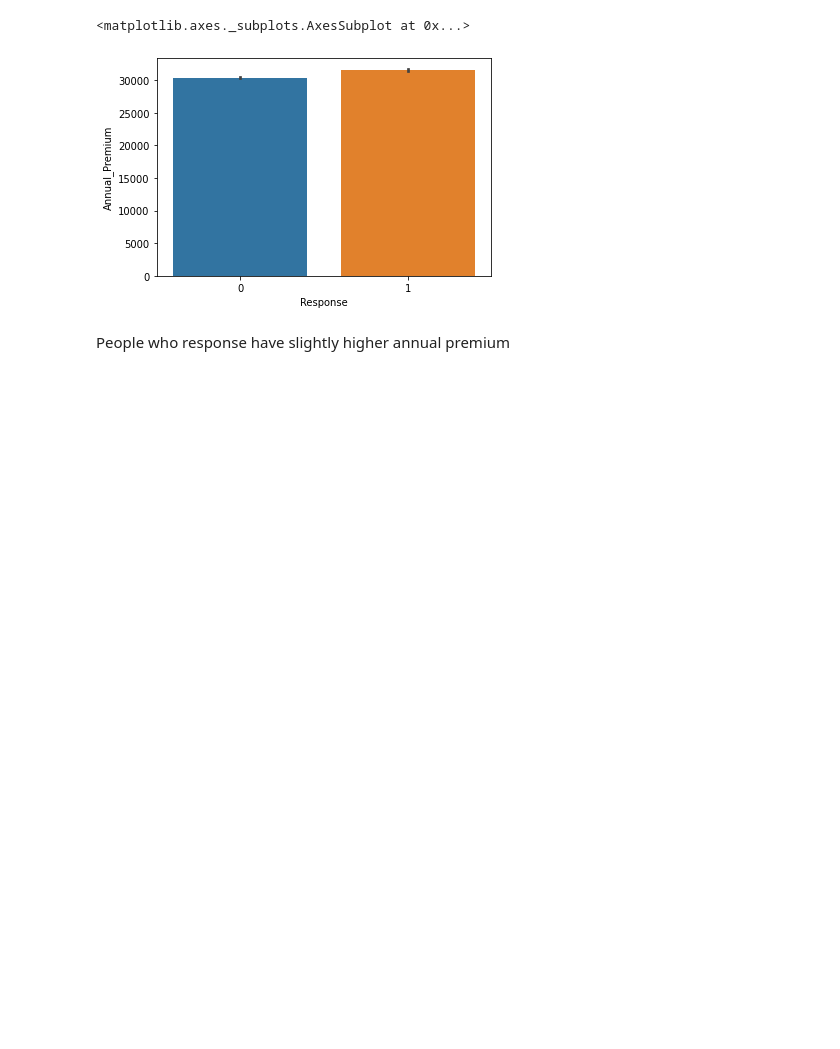
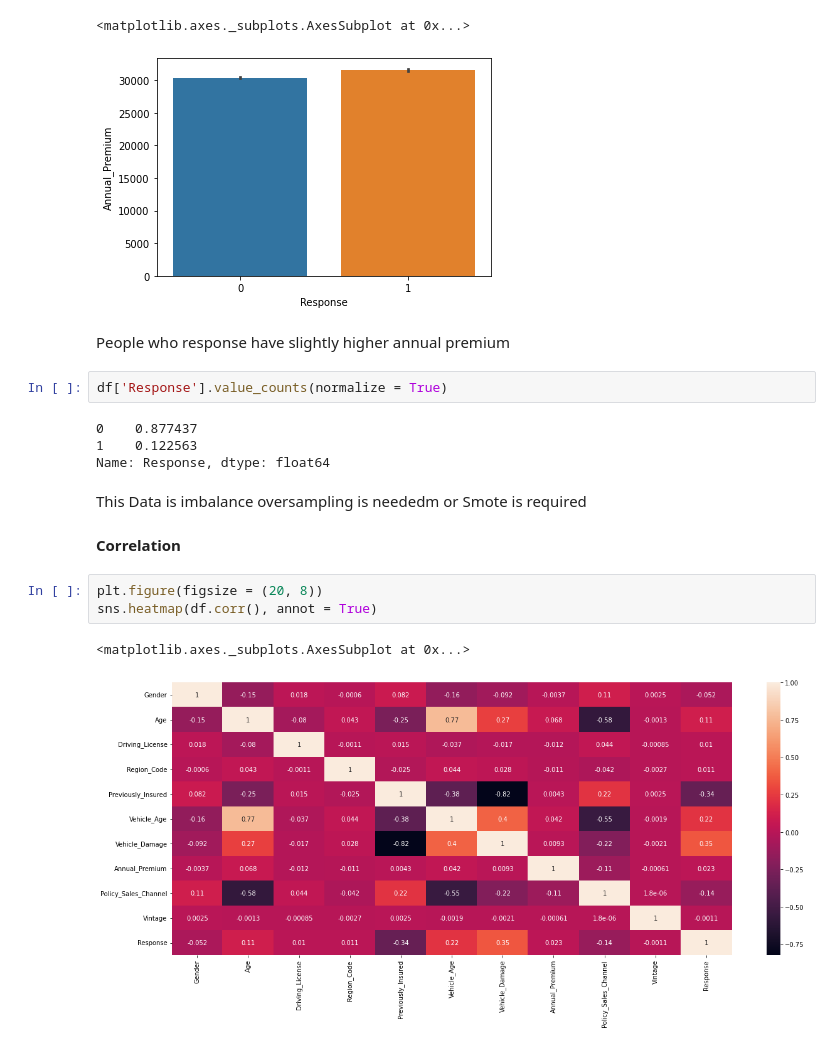
Before and after one commit to tnatani/Health-Insurance-Cross-Sell-Prediction, a Jupyter notebook: Copy_of_HEALTH_INSURANCE_CROSS_SELL_PREDICTION.ipynb, the cells around one changed output. Cells and saved outputs as stored; diff of their text form; blank space fills up the shorter version.

```diff
--- a/Copy_of_HEALTH_INSURANCE_CROSS_SELL_PREDICTION.ipynb
+++ b/Copy_of_HEALTH_INSURANCE_CROSS_SELL_PREDICTION.ipynb
@@ -433,3 +433,19 @@ sns.barplot(x = 'Response', y ='Annual_Premium', data = df)
 [figure]
 # %% [markdown]
 People who response have slightly higher annual premium
+# %%
+df['Response'].value_counts(normalize = True)
+# %% [output]
+0    0.877437
+1    0.122563
+Name: Response, dtype: float64
+# %% [markdown]
+ This Data is imbalance oversampling is neededm or Smote is required
+# %% [markdown]
+**Correlation**
+# %%
+plt.figure(figsize = (20, 8))
+sns.heatmap(df.corr(), annot = True)
+# %% [output]
+<matplotlib.axes._subplots.AxesSubplot at 0x...>
+[figure, added]
```
Also changed, not shown: parts of 21 cells of this notebook.
